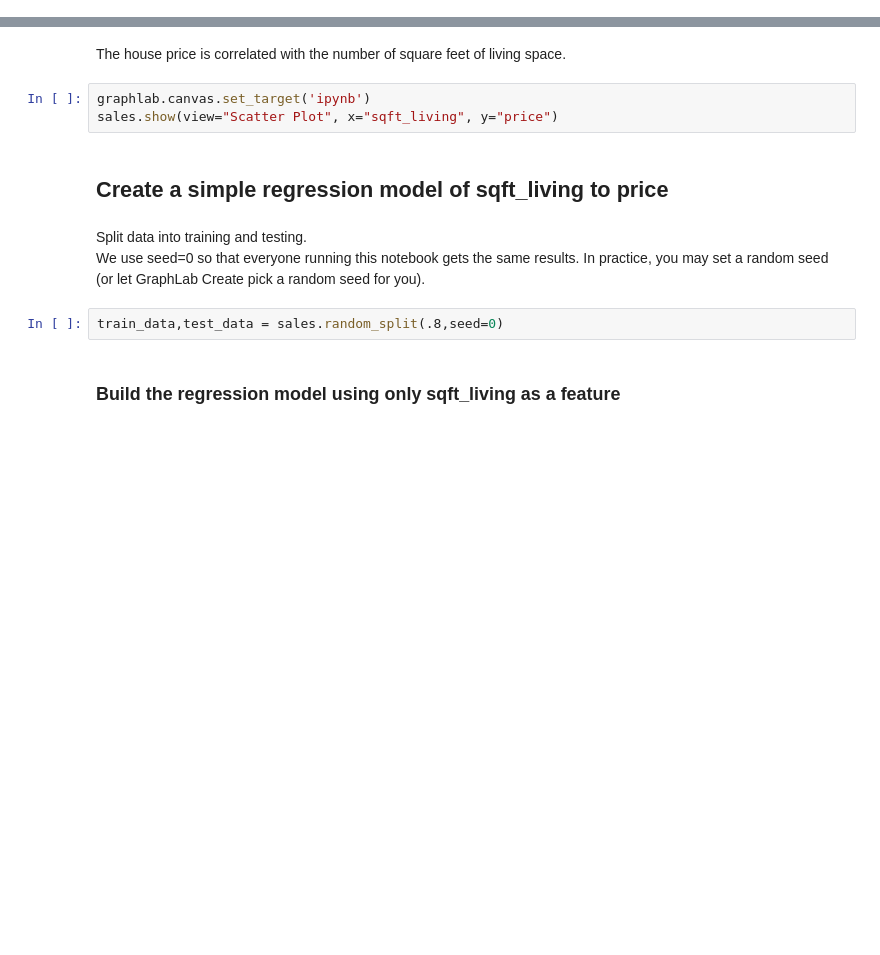
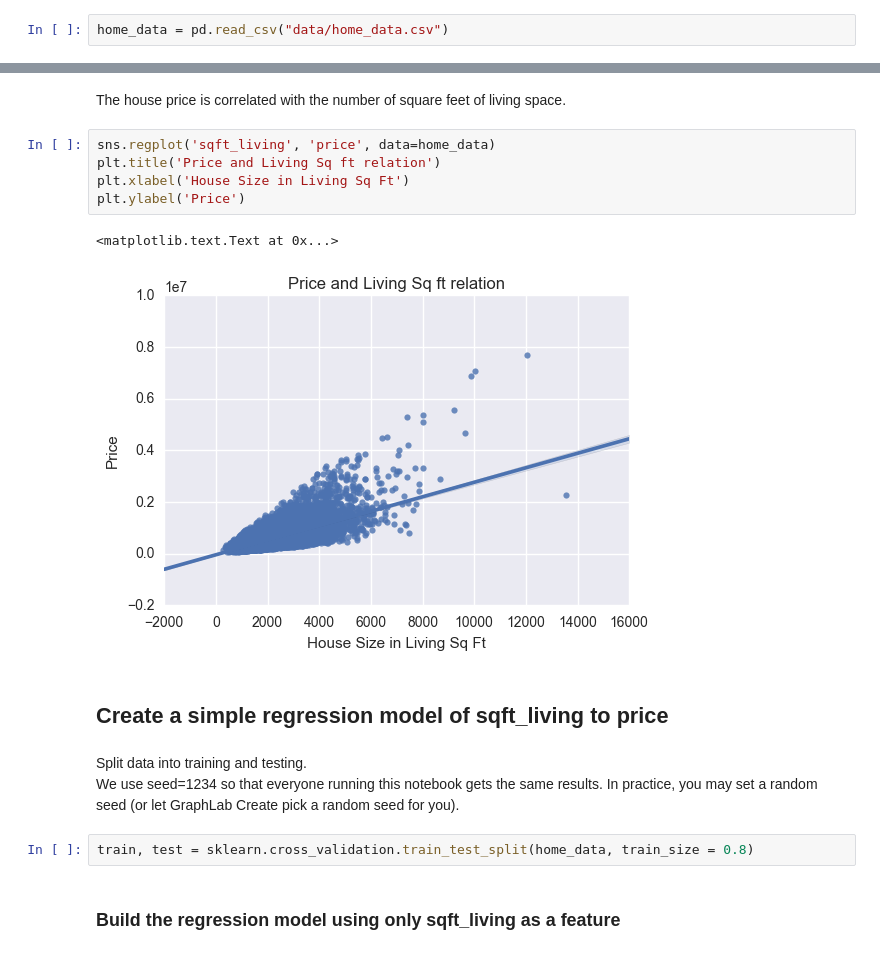
Before and after one commit to DheerajAgarwal/MachineLearning_UoW, a Jupyter notebook: Course1/Predicting house prices.ipynb, the cells around one changed output, grey strips where cells are left out. Drawn from its saved outputs; the diff is of its cells as text; blank space fills up the shorter version.

```diff
--- a/Course1/Predicting house prices.ipynb
+++ b/Course1/Predicting house prices.ipynb
@@ -23,0 +25,2 @@ sales
+# %%
+home_data = pd.read_csv("data/home_data.csv")
@@ -25,16 +43,21 @@ sales
 ## Exploring the data for housing sales
 # %% [markdown]
 The house price is correlated with the number of square feet of living space.
-# %%
-graphlab.canvas.set_target('ipynb')
-sales.show(view="Scatter Plot", x="sqft_living", y="price")
+# %%
+sns.regplot('sqft_living', 'price', data=home_data)
+plt.title('Price and Living Sq ft relation')
+plt.xlabel('House Size in Living Sq Ft')
+plt.ylabel('Price')
+# %% [output]
+<matplotlib.text.Text at 0x...>
+[figure, added]
 # %% [markdown]
 ## Create a simple regression model of sqft_living to price
 # %% [markdown]
 Split data into training and testing.
-We use seed=0 so that everyone running this notebook gets the same results.  In practice, you may set a random seed (or let GraphLab Create pick a random seed for you).
+We use seed=1234 so that everyone running this notebook gets the same results.  In practice, you may set a random seed (or let GraphLab Create pick a random seed for you).
-# %%
-train_data,test_data = sales.random_split(.8,seed=0)
+# %%
+train, test = sklearn.cross_validation.train_test_split(home_data, train_size = 0.8)
 # %% [markdown]
 ### Build the regression model using only sqft_living as a feature
 # %%
```
Also changed, not shown: parts of 7 cells of this notebook.
